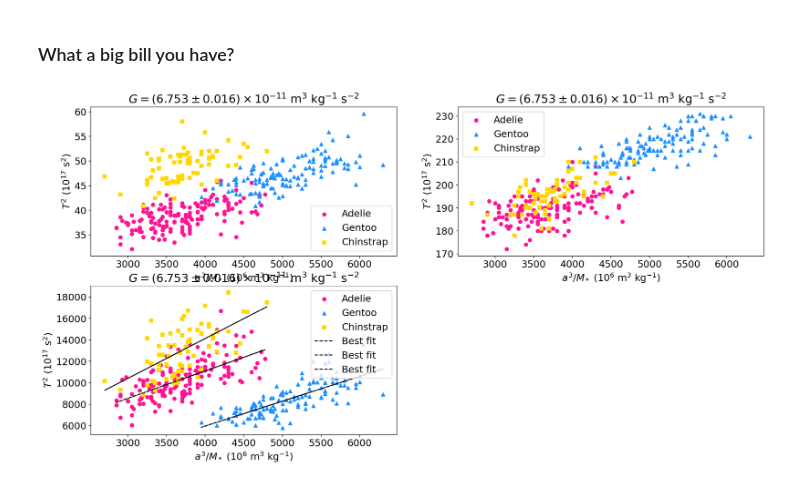
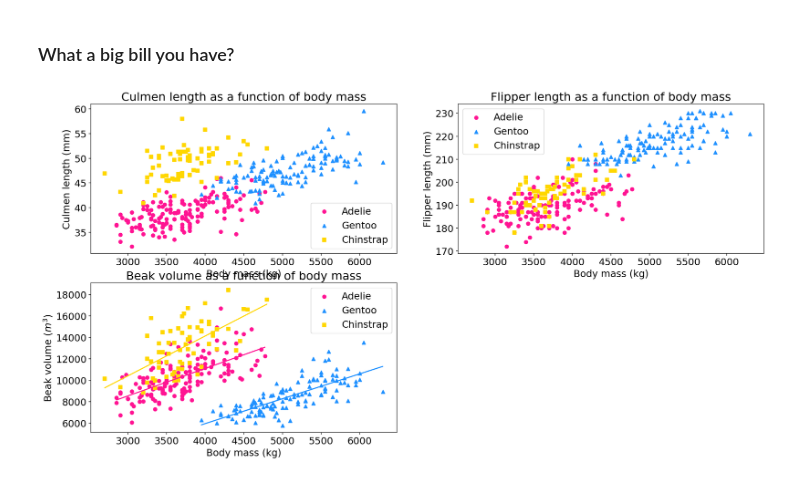
Before and after one commit to amavicpos/other-files, a Jupyter notebook: Scientific computing with Python/C5_notebook.ipynb, the cells around one changed output. Drawn from its saved outputs; the diff is of its cells as text; code cells hidden in the pictures.

Commit message:
Basic format plots

```diff
--- a/Scientific computing with Python/C5_notebook.ipynb
+++ b/Scientific computing with Python/C5_notebook.ipynb
@@ -526,49 +525,37 @@ err_interc_3 = np.sqrt(pcov[1][1])
 # %%
 fig = plt.figure(figsize=(20,10))
 ax = fig.add_subplot(2,2,1)
 ax.scatter(penguins_df['Body Mass (g)'].where(penguins_df['Species']=='Adelie Penguin (Pygoscelis adeliae)'), penguins_df['Culmen Length (mm)'].where(penguins_df['Species']=='Adelie Penguin (Pygoscelis adeliae)'), label='Adelie', color='DeepPink')
 ax.scatter(penguins_df['Body Mass (g)'].where(penguins_df['Species']=='Gentoo penguin (Pygoscelis papua)'), penguins_df['Culmen Length (mm)'].where(penguins_df['Species']=='Gentoo penguin (Pygoscelis papua)'), label='Gentoo', color='DodgerBlue', marker='^')
 ax.scatter(penguins_df['Body Mass (g)'].where(penguins_df['Species']=='Chinstrap penguin (Pygoscelis antarctica)'), penguins_df['Culmen Length (mm)'].where(penguins_df['Species']=='Chinstrap penguin (Pygoscelis antarctica)'), label='Chinstrap', color='gold', marker='s')
-ax.set_ylabel('$T^2$ ($10^{17}$ s$^2$)')
-ax.set_xlabel('$a^3 / M_*$ ($10^6$ m$^3$ kg$^{-1}$)')
-title_string = (r'$G = ({0:.3f} \pm {1:.3f}) \times 10^{{-11}}$ m$^{{3}}$ kg$^{{-1}}$ s$^{{-2}}$'.format((g / 1e-11), (g_unc / 1e-11)))
-ax.set_title(title_string)
+ax.set_ylabel('Culmen length (mm)')
+ax.set_xlabel('Body mass (kg)')
+ax.set_title('Culmen length as a function of body mass')
 ax.legend()
 
 ax = fig.add_subplot(2,2,2)
 ax.scatter(penguins_df['Body Mass (g)'].where(penguins_df['Species']=='Adelie Penguin (Pygoscelis adeliae)'), penguins_df['Flipper Length (mm)'].where(penguins_df['Species']=='Adelie Penguin (Pygoscelis adeliae)'), label='Adelie', color='DeepPink')
 ax.scatter(penguins_df['Body Mass (g)'].where(penguins_df['Species']=='Gentoo penguin (Pygoscelis papua)'), penguins_df['Flipper Length (mm)'].where(penguins_df['Species']=='Gentoo penguin (Pygoscelis papua)'), label='Gentoo', color='DodgerBlue', marker='^')
 ax.scatter(penguins_df['Body Mass (g)'].where(penguins_df['Species']=='Chinstrap penguin (Pygoscelis antarctica)'), penguins_df['Flipper Length (mm)'].where(penguins_df['Species']=='Chinstrap penguin (Pygoscelis antarctica)'), label='Chinstrap', color='gold', marker='s')
-ax.set_ylabel('$T^2$ ($10^{17}$ s$^2$)')
-ax.set_xlabel('$a^3 / M_*$ ($10^6$ m$^3$ kg$^{-1}$)')
-title_string = (r'$G = ({0:.3f} \pm {1:.3f}) \times 10^{{-11}}$ m$^{{3}}$ kg$^{{-1}}$ s$^{{-2}}$'.format((g / 1e-11), (g_unc / 1e-11)))
-ax.set_title(title_string)
+ax.set_ylabel('Flipper length (mm)')
+ax.set_xlabel('Body mass (kg)')
+ax.set_title('Flipper length as a function of body mass')
 ax.legend()
 
 ax = fig.add_subplot(2,2,3)
 ax.scatter(penguins_df['Body Mass (g)'].where(penguins_df['Species']=='Adelie Penguin (Pygoscelis adeliae)'), penguins_df['Beak Volume (m_3)'].where(penguins_df['Species']=='Adelie Penguin (Pygoscelis adeliae)'), label='Adelie', color='DeepPink')
 ax.scatter(penguins_df['Body Mass (g)'].where(penguins_df['Species']=='Gentoo penguin (Pygoscelis papua)'), penguins_df['Beak Volume (m_3)'].where(penguins_df['Species']=='Gentoo penguin (Pygoscelis papua)'), label='Gentoo', color='DodgerBlue', marker='^')
 ax.scatter(penguins_df['Body Mass (g)'].where(penguins_df['Species']=='Chinstrap penguin (Pygoscelis antarctica)'), penguins_df['Beak Volume (m_3)'].where(penguins_df['Species']=='Chinstrap penguin (Pygoscelis antarctica)'), label='Chinstrap', color='gold', marker='s')
 ax.plot(penguins_df['Body Mass (g)'].where(penguins_df['Species']=='Adelie Penguin (Pygoscelis adeliae)'), \
-    slope_1*penguins_df['Body Mass (g)'].where(penguins_df['Species']=='Adelie Penguin (Pygoscelis adeliae)')+interc_1,
-         linestyle='--',
-         color='black',
-         label='Best fit')
+    slope_1*penguins_df['Body Mass (g)'].where(penguins_df['Species']=='Adelie Penguin (Pygoscelis adeliae)')+interc_1, color='DeepPink')
 ax.plot(penguins_df['Body Mass (g)'].where(penguins_df['Species']=='Gentoo penguin (Pygoscelis papua)'), \
-    slope_2*penguins_df['Body Mass (g)'].where(penguins_df['Species']=='Gentoo penguin (Pygoscelis papua)')+interc_2,
-         linestyle='--',
-         color='black',
-         label='Best fit')
+    slope_2*penguins_df['Body Mass (g)'].where(penguins_df['Species']=='Gentoo penguin (Pygoscelis papua)')+interc_2, color='DodgerBlue')
 ax.plot(penguins_df['Body Mass (g)'].where(penguins_df['Species']=='Chinstrap penguin (Pygoscelis antarctica)'), \
-    slope_3*penguins_df['Body Mass (g)'].where(penguins_df['Species']=='Chinstrap penguin (Pygoscelis antarctica)')+interc_3,
-         linestyle='--',
-         color='black',
-         label='Best fit')
-ax.set_ylabel('$T^2$ ($10^{17}$ s$^2$)')
-ax.set_xlabel('$a^3 / M_*$ ($10^6$ m$^3$ kg$^{-1}$)')
-title_string = (r'$G = ({0:.3f} \pm {1:.3f}) \times 10^{{-11}}$ m$^{{3}}$ kg$^{{-1}}$ s$^{{-2}}$'.format((g / 1e-11), (g_unc / 1e-11)))
-ax.set_title(title_string)
+    slope_3*penguins_df['Body Mass (g)'].where(penguins_df['Species']=='Chinstrap penguin (Pygoscelis antarctica)')+interc_3, color='gold')
+ax.set_ylabel('Beak volume ($m^3$)')
+ax.set_xlabel('Body mass (kg)')
+ax.set_title('Beak volume as a function of body mass')
 ax.legend()
 plt.show()
 # %% [output]
-[figure, old version]
+[figure, new version]
```
Also changed, not shown: parts of 1 cell of this notebook.
